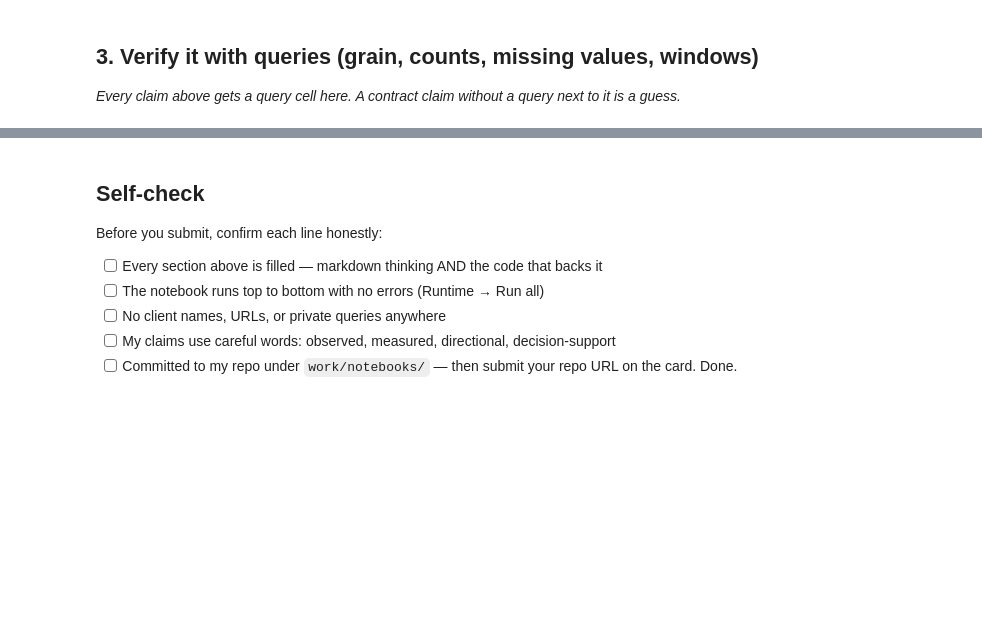
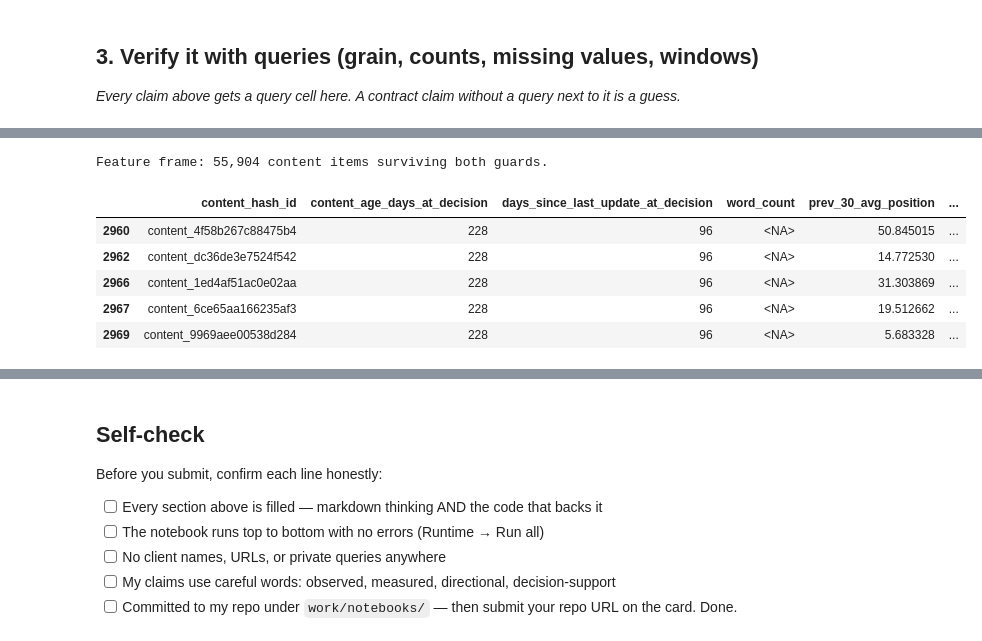
Before and after one commit to vahagngrigoryan2006/flyrank-internship-ml, a Jupyter notebook: work/notebooks/w03_data_contract.ipynb, the cells around one changed output, grey strips where cells are left out. Drawn from its saved outputs; the diff is of its cells as text; code cells hidden in the pictures; blank space fills up the shorter version.

```diff
--- a/work/notebooks/w03_data_contract.ipynb
+++ b/work/notebooks/w03_data_contract.ipynb
@@ -35,0 +203,45 @@ This skeleton is yours to fill. Work the sections **in order** — each one has
+# %%
+features = con.sql(f"""
+    WITH bounds AS (
+        SELECT DATE \'2026-07-01\' AS as_of_date
+    ),
+    per_item AS (
+        SELECT f.client_hash_id, f.content_hash_id,
+               MIN(f.report_date) AS first_seen,
+               SUM(CASE WHEN f.report_date >= b.as_of_date - INTERVAL 30 DAY
+                        THEN f.gsc_impressions ELSE 0 END) AS last_30_impressions,
+               SUM(CASE WHEN f.report_date <  b.as_of_date - INTERVAL 30 DAY AND f.report_date >= b.as_of_date - INTERVAL 60 DAY
+                        THEN f.gsc_impressions ELSE 0 END) AS prev_30_impressions,
+               AVG(CASE WHEN f.report_date <  b.as_of_date - INTERVAL 30 DAY AND f.report_date >= b.as_of_date - INTERVAL 60 DAY
+                        THEN f.gsc_avg_position END)       AS prev_30_avg_position
+        FROM {FACT_MAY_JUNE} f, bounds b
+        GROUP BY 1, 2
+    )
+    SELECT p.*, d.content_created_date, d.content_updated_date, d.word_count
+    FROM per_item p
+    JOIN {DIM_CONTENT} d USING (content_hash_id)
+    WHERE p.first_seen <= DATE \'2026-07-01\' - INTERVAL 60 DAY   -- guard (a): full prev_30 history
+      AND p.prev_30_impressions >= 100                             -- guard (b): activity floor
+""").df()
+
+decision_moment = pd.Timestamp("2026-06-01")
+features["content_created_date"] = pd.to_datetime(features["content_created_date"])
+features["content_updated_date"] = pd.to_datetime(features["content_updated_date"])
+features["content_age_days_at_decision"] = (decision_moment - features["content_created_date"]).dt.days
+features["days_since_last_update_at_decision"] = (decision_moment - features["content_updated_date"]).dt.days
+
+features = features[features["days_since_last_update_at_decision"] > 0] # the guard (c)
+
+print(f"Feature frame: {len(features):,} content items surviving both guards.")
+
+features[["content_hash_id", "content_age_days_at_decision", "days_since_last_update_at_decision",
+          "word_count", "prev_30_avg_position", "prev_30_impressions",
+          "last_30_impressions"]].head()
+# %% [output]
+Feature frame: 55,904 content items surviving both guards.
+|  | content_hash_id | content_age_days_at_decision | days_since_last_update_at_decision | word_count | prev_30_avg_position | ... |
+| 2960 | content_4f58b267c88475b4 | 228 | 96 | <NA> | 50.845015 | ... |
+| 2962 | content_dc36de3e7524f542 | 228 | 96 | <NA> | 14.772530 | ... |
+| 2966 | content_1ed4af51ac0e02aa | 228 | 96 | <NA> | 31.303869 | ... |
+| 2967 | content_6ce65aa166235af3 | 228 | 96 | <NA> | 19.512662 | ... |
+| 2969 | content_9969aee00538d284 | 228 | 96 | <NA> | 5.683328 | ... |
```
Also changed, not shown: parts of 18 cells of this notebook.
